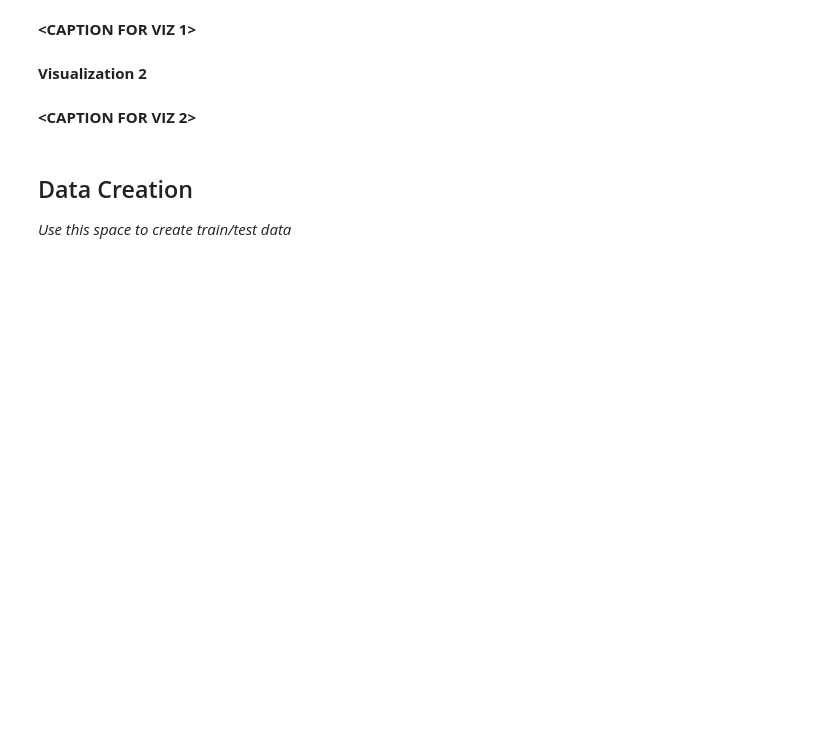
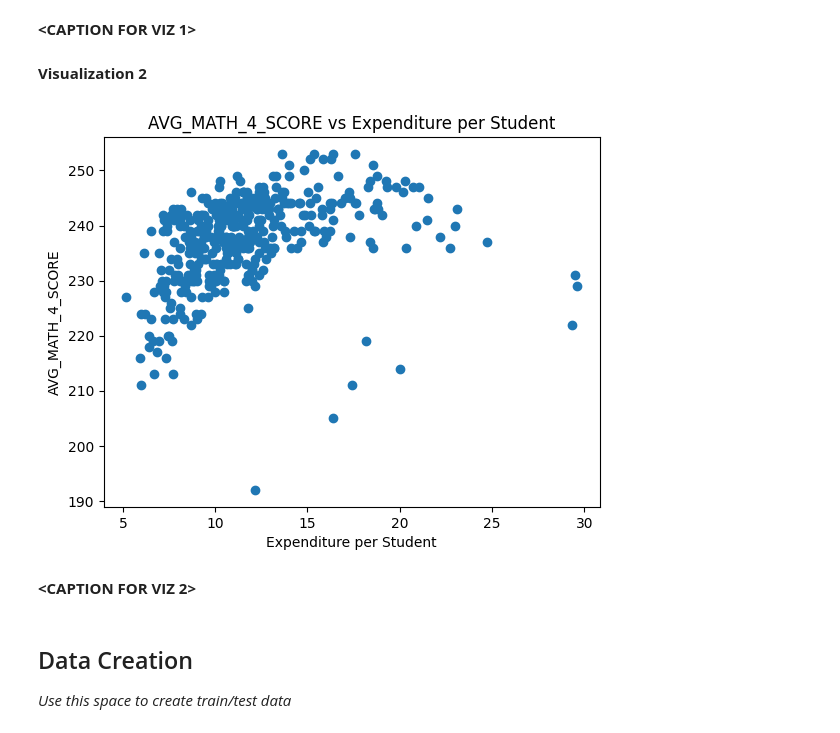
Before and after one commit to aethom00/mdst, a Jupyter notebook: tutorial1/checkpoint1.ipynb, the cells around one changed output. Saved outputs shown, nothing was run; the diff lists cells and outputs as text; code cells hidden in the pictures; blank space fills up the shorter version.

```diff
--- a/tutorial1/checkpoint1.ipynb
+++ b/tutorial1/checkpoint1.ipynb
@@ -83,6 +138,14 @@ Investigate the relationship between your chosen response variable and at least
 **<CAPTION FOR VIZ 1>**
 # %% [markdown]
 **Visualization 2**
+# %%
+plt.scatter(data['EXPENDITURE_PER_STUDENT'], data[response_variable])
+plt.title(response_variable + ' vs Expenditure per Student')
+plt.xlabel('Expenditure per Student')
+plt.ylabel(response_variable)
+plt.show()
+# %% [output]
+[figure, added]
 # %% [markdown]
 **<CAPTION FOR VIZ 2>**
 # %% [markdown]
```
Also changed, not shown: parts of 25 cells of this notebook.
